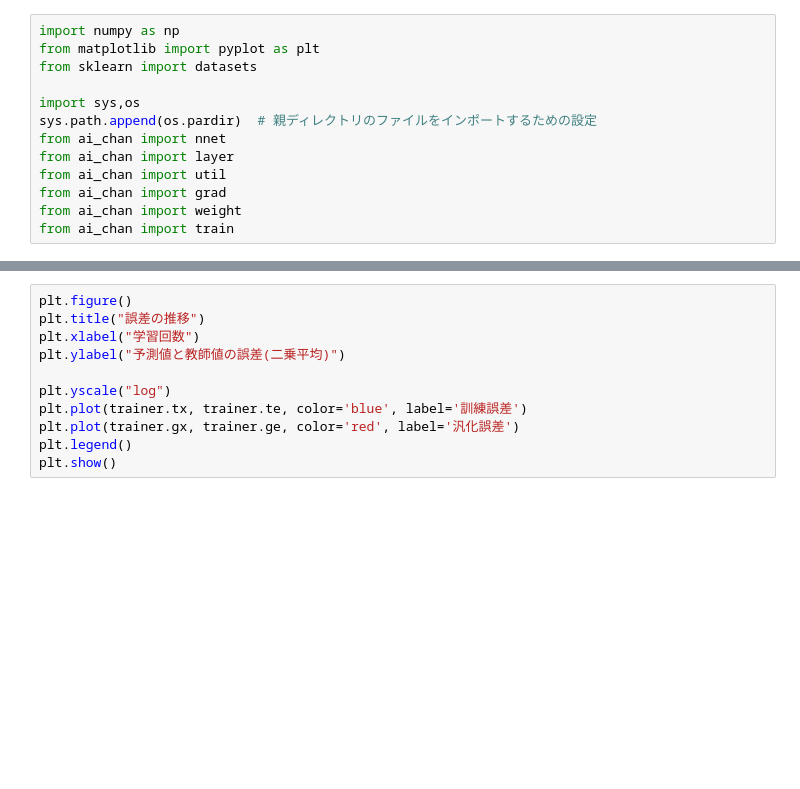
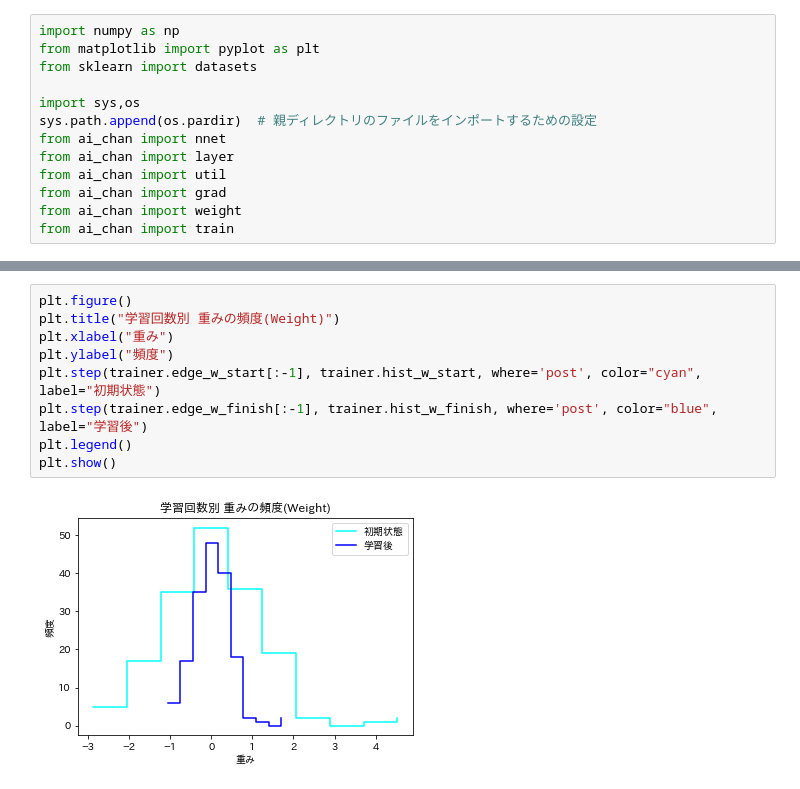
Before and after one commit to kagyuu/ai-chan, a Jupyter notebook: notes/weight_decay.ipynb, the cells around one changed output, grey strips where cells are left out. Cells and saved outputs as stored; diff of their text form; blank space fills up the shorter version.

```diff
--- a/notes/weight_decay.ipynb
+++ b/notes/weight_decay.ipynb
@@ -56,11 +68,11 @@ ValueError: shapes (150,150) and (3,30) not aligned: 150 (dim 1) != 3 (dim 0)
 # %%
 plt.figure()
-plt.title("誤差の推移")
-plt.xlabel("学習回数")
-plt.ylabel("予測値と教師値の誤差(二乗平均)")
-
-plt.yscale("log")
-plt.plot(trainer.tx, trainer.te, color='blue', label='訓練誤差')
-plt.plot(trainer.gx, trainer.ge, color='red', label='汎化誤差')
+plt.title("学習回数別 重みの頻度(Weight)")
+plt.xlabel("重み")
+plt.ylabel("頻度")
+plt.step(trainer.edge_w_start[:-1], trainer.hist_w_start, where='post', color="cyan", label="初期状態")
+plt.step(trainer.edge_w_finish[:-1], trainer.hist_w_finish, where='post', color="blue", label="学習後")
 plt.legend()
 plt.show()
+# %% [output]
+[figure, added]
```
Also changed, not shown: parts of 5 cells of this notebook, 7 other files.
